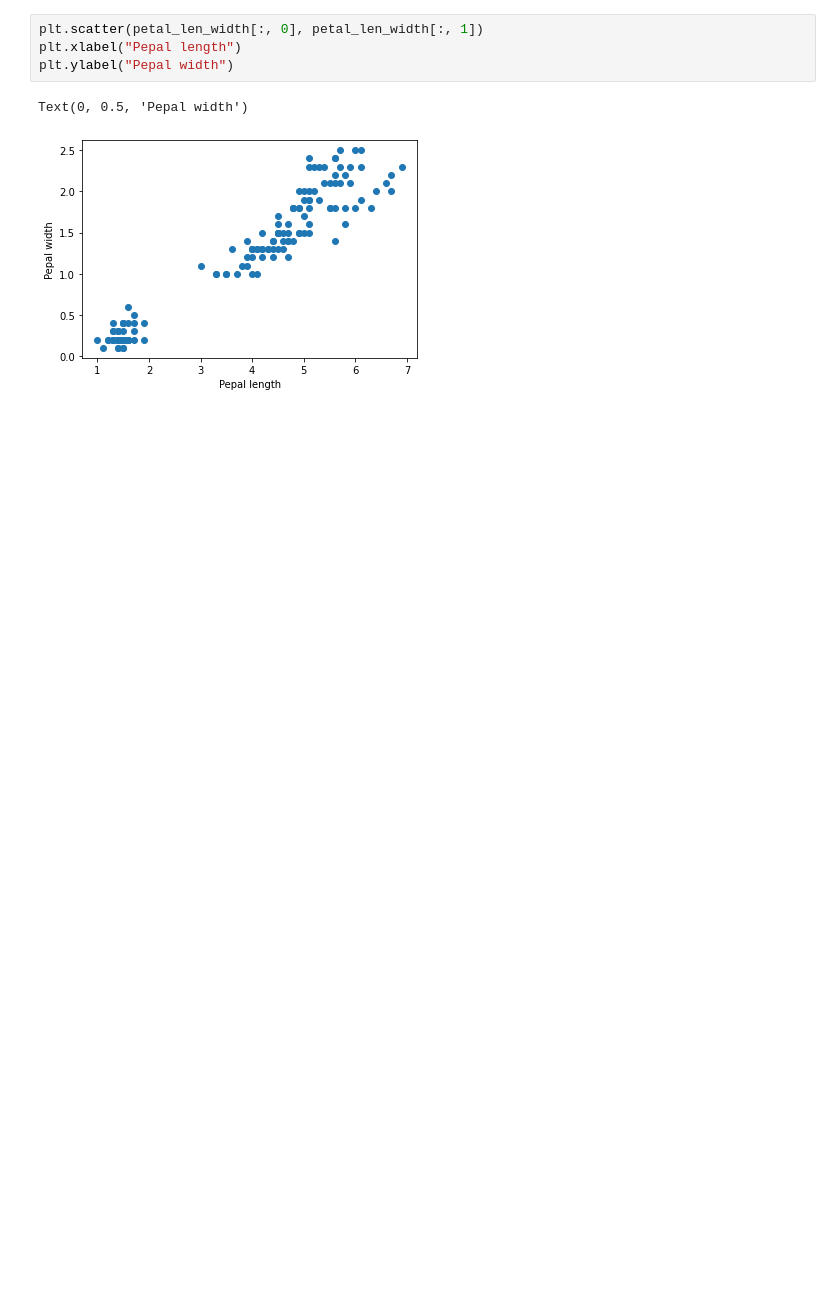
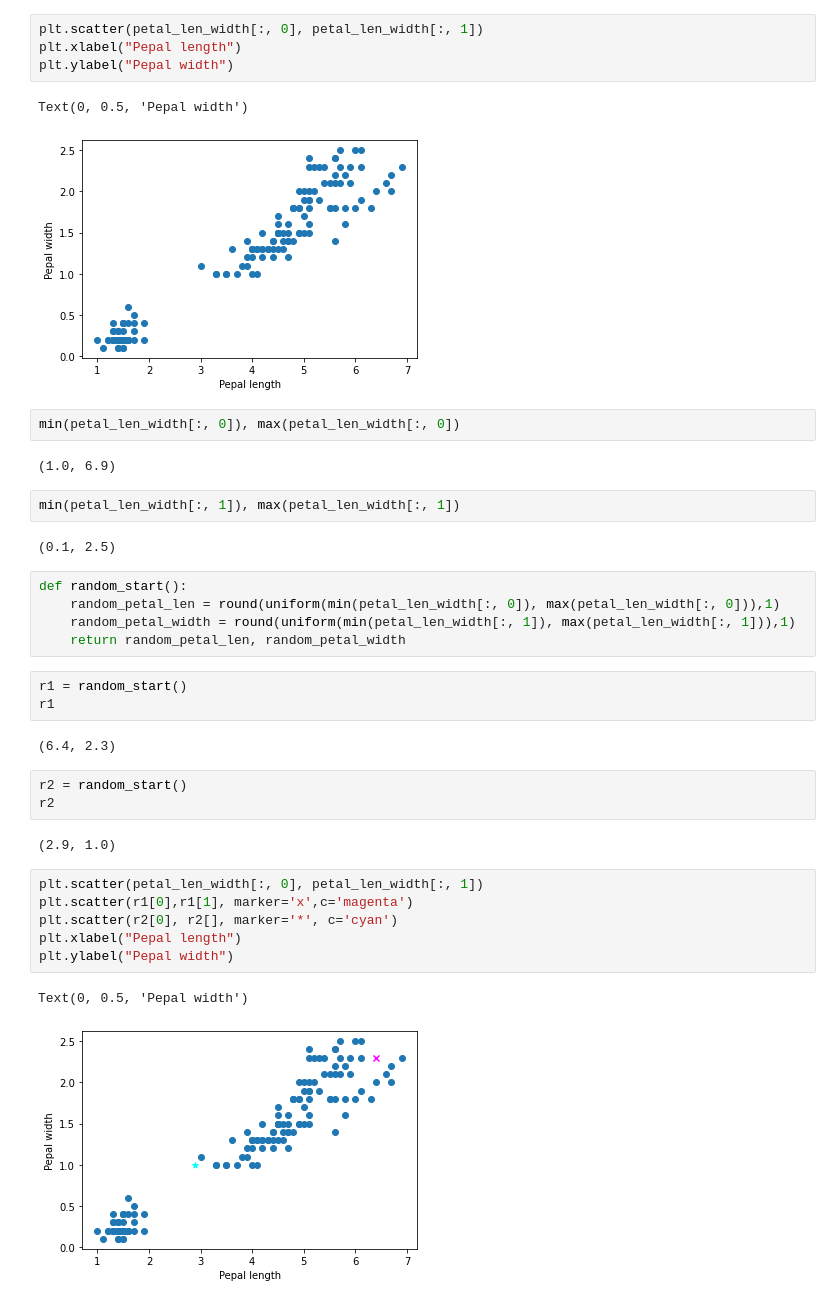
Before and after one commit to Xeveq/jupyter-ds-kmeans, a Jupyter notebook: kmeans.ipynb, the cells around one changed output. Cells and saved outputs as stored; diff of their text form; blank space fills up the shorter version.

Commit message:
random start points function added

```diff
--- a/kmeans.ipynb
+++ b/kmeans.ipynb
@@ -100,3 +109,35 @@ plt.ylabel("Pepal width")
 # %% [output]
 Text(0, 0.5, 'Pepal width')
 [figure]
+# %%
+min(petal_len_width[:, 0]), max(petal_len_width[:, 0])
+# %% [output]
+(1.0, 6.9)
+# %%
+min(petal_len_width[:, 1]), max(petal_len_width[:, 1])
+# %% [output]
+(0.1, 2.5)
+# %%
+def random_start():
+    random_petal_len = round(uniform(min(petal_len_width[:, 0]), max(petal_len_width[:, 0])),1)
+    random_petal_width = round(uniform(min(petal_len_width[:, 1]), max(petal_len_width[:, 1])),1)
+    return random_petal_len, random_petal_width
+# %%
+r1 = random_start()
+r1
+# %% [output]
+(6.4, 2.3)
+# %%
+r2 = random_start()
+r2
+# %% [output]
+(2.9, 1.0)
+# %%
+plt.scatter(petal_len_width[:, 0], petal_len_width[:, 1])
+plt.scatter(r1[0],r1[1], marker='x',c='magenta')
+plt.scatter(r2[0], r2[], marker='*', c='cyan')
+plt.xlabel("Pepal length")
+plt.ylabel("Pepal width")
+# %% [output]
+Text(0, 0.5, 'Pepal width')
+[figure, added]
```
Also changed, not shown: parts of 3 cells of this notebook.
